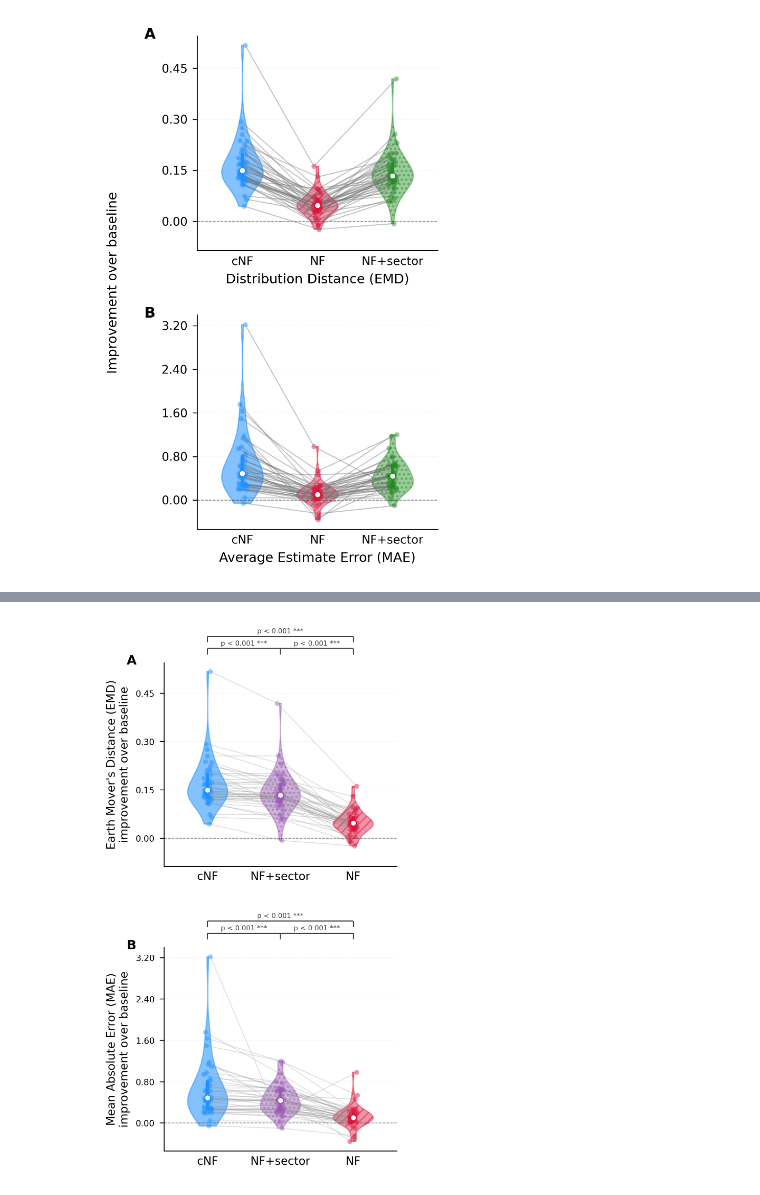
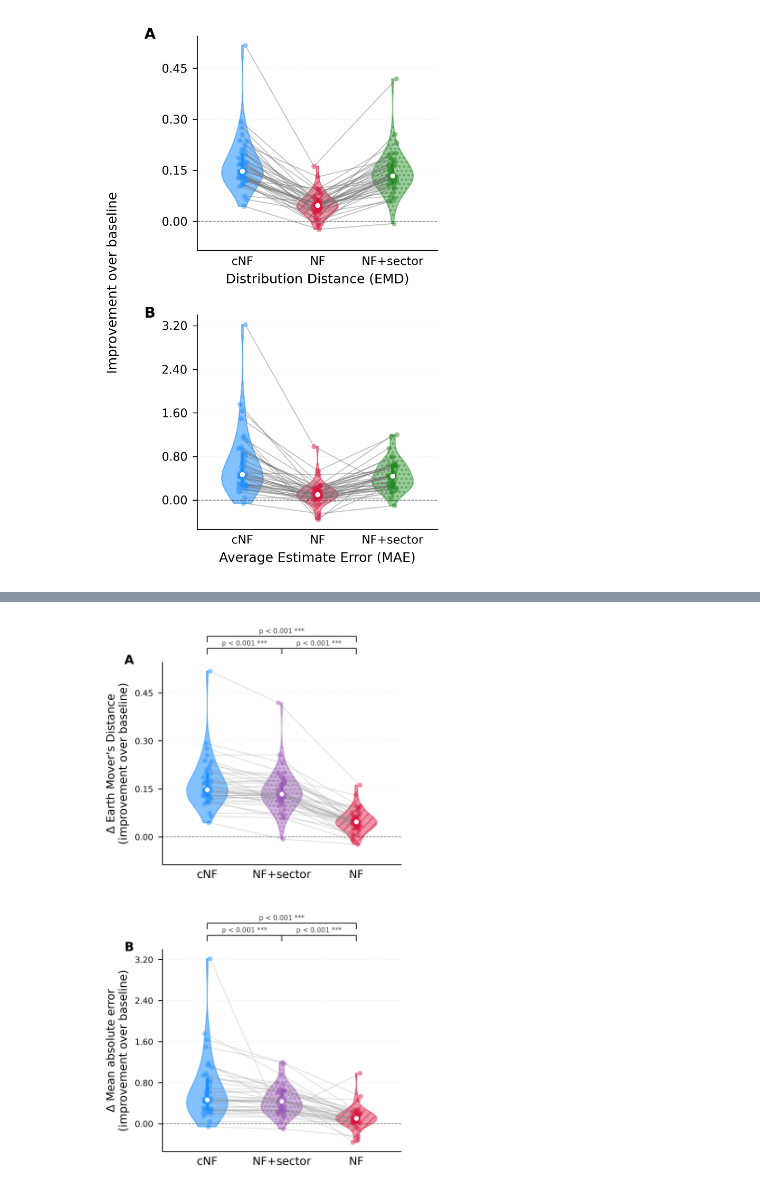
Before and after one commit to federicasibilla/cNF_HS, a Jupyter notebook: Q1/across_experiments_eval_sectoronly/improvement.ipynb, the cells around one changed output, grey strips where cells are left out. Cells and saved outputs as stored; diff of their text form; code cells hidden in the pictures.

```diff
--- a/Q1/across_experiments_eval_sectoronly/improvement.ipynb
+++ b/Q1/across_experiments_eval_sectoronly/improvement.ipynb
@@ -1091,7 +1091,7 @@ from scipy.stats import wilcoxon
 # ── Style ───────────────────────────────────────────────────────────────────
 plt.rcParams.update({
     "font.family":        "sans-serif",
-    "font.sans-serif":    ["Helvetica", "Arial", "DejaVu Sans"],
+    "font.sans-serif":    ["Myriad Pro", "Arial", "Helvetica", "DejaVu Sans"],
     "font.size":          8,
     "axes.labelsize":     8,
     "axes.labelweight":   "normal",
@@ -1107,7 +1107,9 @@ plt.rcParams.update({
     "axes.spines.right":  False,
     "legend.fontsize":    8,
     "legend.frameon":     False,
-    "figure.dpi":         400,
+    "figure.dpi":         600,
+    "pdf.fonttype":       42,
+    "ps.fonttype":        42,
     "svg.fonttype":       "none",
 })
 
@@ -1248,7 +1250,6 @@ def make_violin_panel(ax, metric_col, ylabel, panel_label):
     )
 
     # ── Paired one-sided Wilcoxon (left > right) ─────────────────────────
-    # bracket placement kept as in the original
     pairs = [
         ("complete",   "sectoronly", x_complete,   x_sectoronly, 1.07),
         ("sectoronly", "minimal",    x_sectoronly, x_minimal,    1.07),
@@ -1265,38 +1266,39 @@ def make_violin_panel(ax, metric_col, ylabel, panel_label):
             _, p = wilcoxon(diff, alternative="greater")
         draw_bracket(ax, xl, xr, y_frac, significance_label(p))
 
 
 # ── Figure ──────────────────────────────────────────────────────────────────
-fig, axes = plt.subplots(2, 1, figsize=(3.3, 6.2))
-fig.subplots_adjust(left=0.28, right=0.97, top=0.87, bottom=0.10, hspace=0.40)
+# 1-column final width = 3.55 in, per Science Advances guide
+fig, axes = plt.subplots(2, 1, figsize=(3.55, 6.25))
+fig.subplots_adjust(left=0.30, right=0.97, top=0.88, bottom=0.10, hspace=0.42)
 
 make_violin_panel(
     axes[0],
     metric_col="emd_improv",
-    ylabel="Earth Mover's Distance (EMD)\nimprovement over baseline",
+    ylabel="Δ Earth Mover's Distance\n(improvement over baseline)",
     panel_label="A"
 )
 
 make_violin_panel(
     axes[1],
     metric_col="ame_improv",
-    ylabel="Mean Absolute Error (MAE)\nimprovement over baseline",
+    ylabel="Δ Mean absolute error\n(improvement over baseline)",
     panel_label="B"
 )
 
 # ── Align zero across both panels ────────────────────────────────────────
 ymin_left,  ymax_left  = axes[0].get_ylim()
 ymin_right, ymax_right = axes[1].get_ylim()
 target_frac    = (0 - ymin_right) / (ymax_right - ymin_right)
 new_ymin_left  = -target_frac * ymax_left / (1 - target_frac)
 new_ymax_right = ymin_right * (1 - target_frac) / (-target_frac)
 axes[0].set_ylim(new_ymin_left, ymax_left)
 axes[1].set_ylim(ymin_right, new_ymax_right)
 
 # ── Save ─────────────────────────────────────────────────────────────────
-fig.savefig("violin_improvement.png", bbox_inches="tight", dpi=400)
-fig.savefig("violin_improvement.pdf", bbox_inches="tight")
-fig.savefig("violin_improvement.svg", bbox_inches="tight")
+fig.savefig("violin_improvement.png", bbox_inches="tight", dpi=600, facecolor="white")
+fig.savefig("violin_improvement.pdf", facecolor="white")
+fig.savefig("violin_improvement.svg", bbox_inches="tight", facecolor="white")
 plt.show()
 # %% [output]
-[figure, old version]
+[figure, new version]
```
Also changed, not shown: parts of 2 cells of this notebook, 50 other files.
